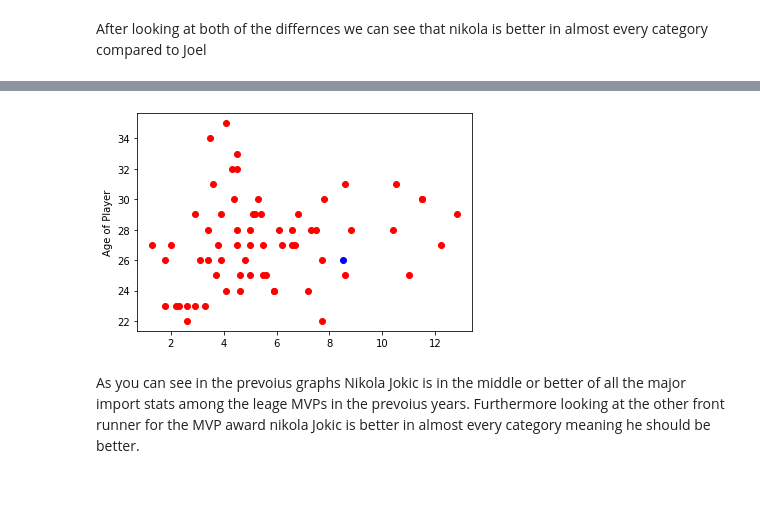
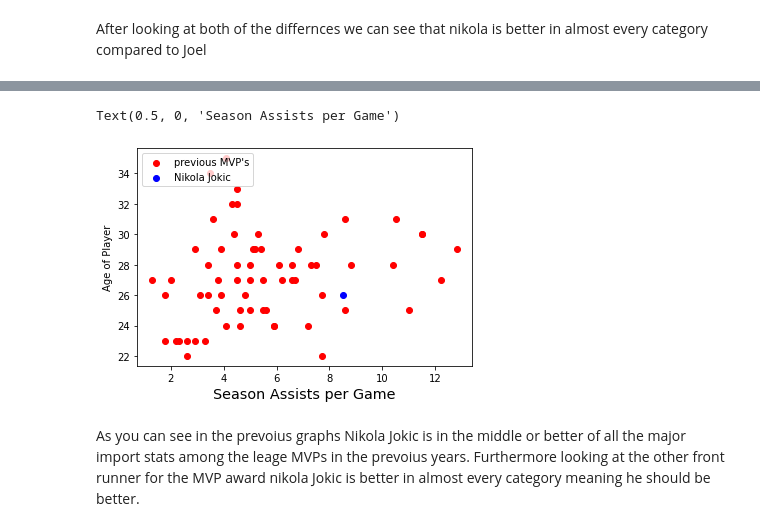
Before and after one commit to luke-a-white/CSU_DSCI_235_Project, a Jupyter notebook: DSCI_235_Final_Project.ipynb, the cells around one changed output, grey strips where cells are left out. Drawn from its saved outputs; the diff is of its cells as text; code cells hidden in the pictures; blank space fills up the shorter version.

```diff
--- a/DSCI_235_Final_Project.ipynb
+++ b/DSCI_235_Final_Project.ipynb
@@ -151,12 +157,15 @@ plt.scatter(nikRegSeaVec["TRB"],26, color = 'blue');
 # %%
 assists = prevMvp.loc[:, 'AST']
 y = prevMvp.loc[:, 'Age']
 y
-plt.scatter(assists, y, color = 'red');
+plt.scatter(assists, y, label = 'previous MVP\'s' , color = 'red');
 plt.ylabel('Age of Player');
-plt.scatter(nikRegSeaVec["AST"],26, color = 'blue');
+plt.scatter(nikRegSeaVec["AST"],26,  label = 'Nikola Jokic', color = 'blue');
+plt.legend(loc="upper left");
+plt.xlabel("Season Assists per Game", size="x-large")
 # %% [output]
+Text(0.5, 0, 'Season Assists per Game')
-[figure, old version]
+[figure, new version]
 # %% [markdown]
 As you can see in the prevoius graphs Nikola Jokic is in the middle or better of all the major import stats among the leage MVPs in the prevoius years. Furthermore looking at the other front runner for the MVP award nikola Jokic is better in almost every category meaning he should be better.
 # %% [markdown]
```
Also changed, not shown: parts of 2 cells of this notebook.
